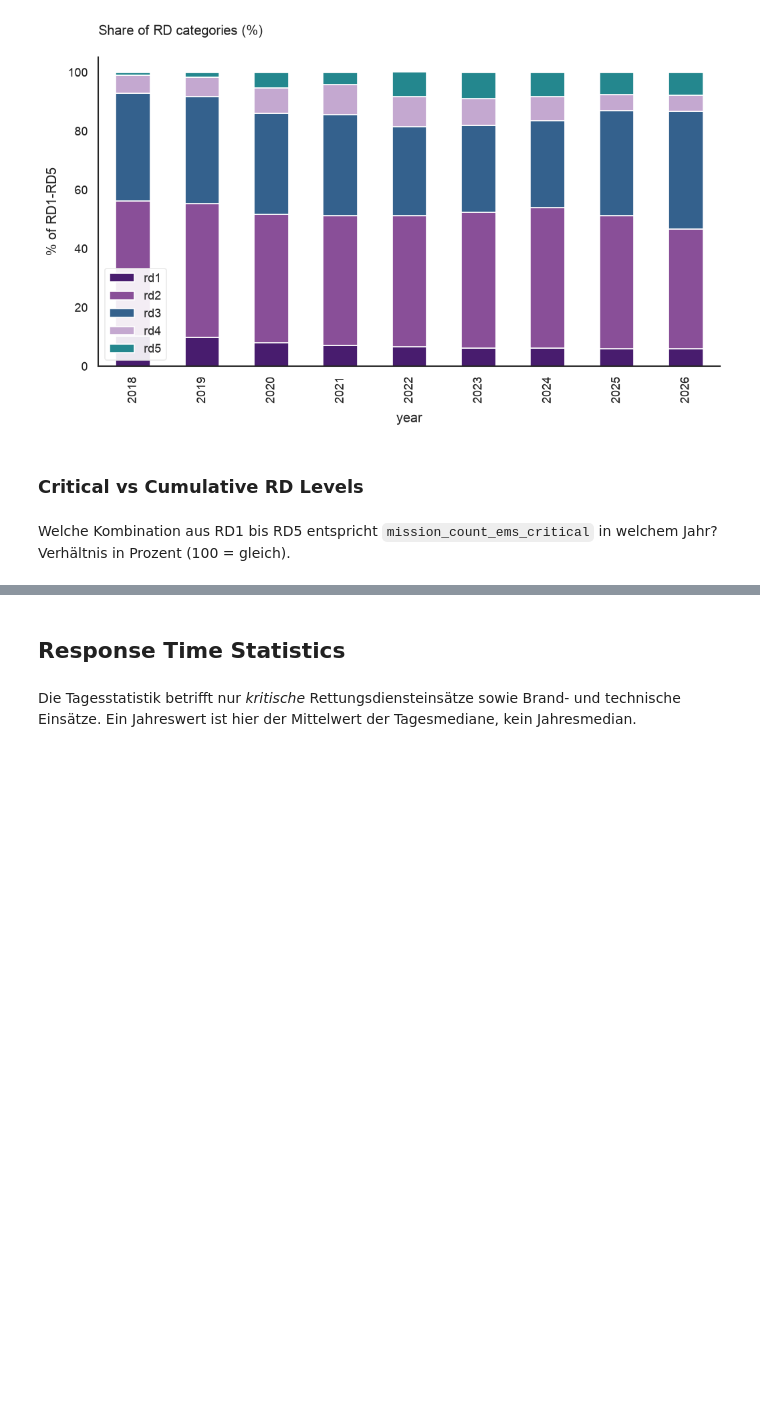
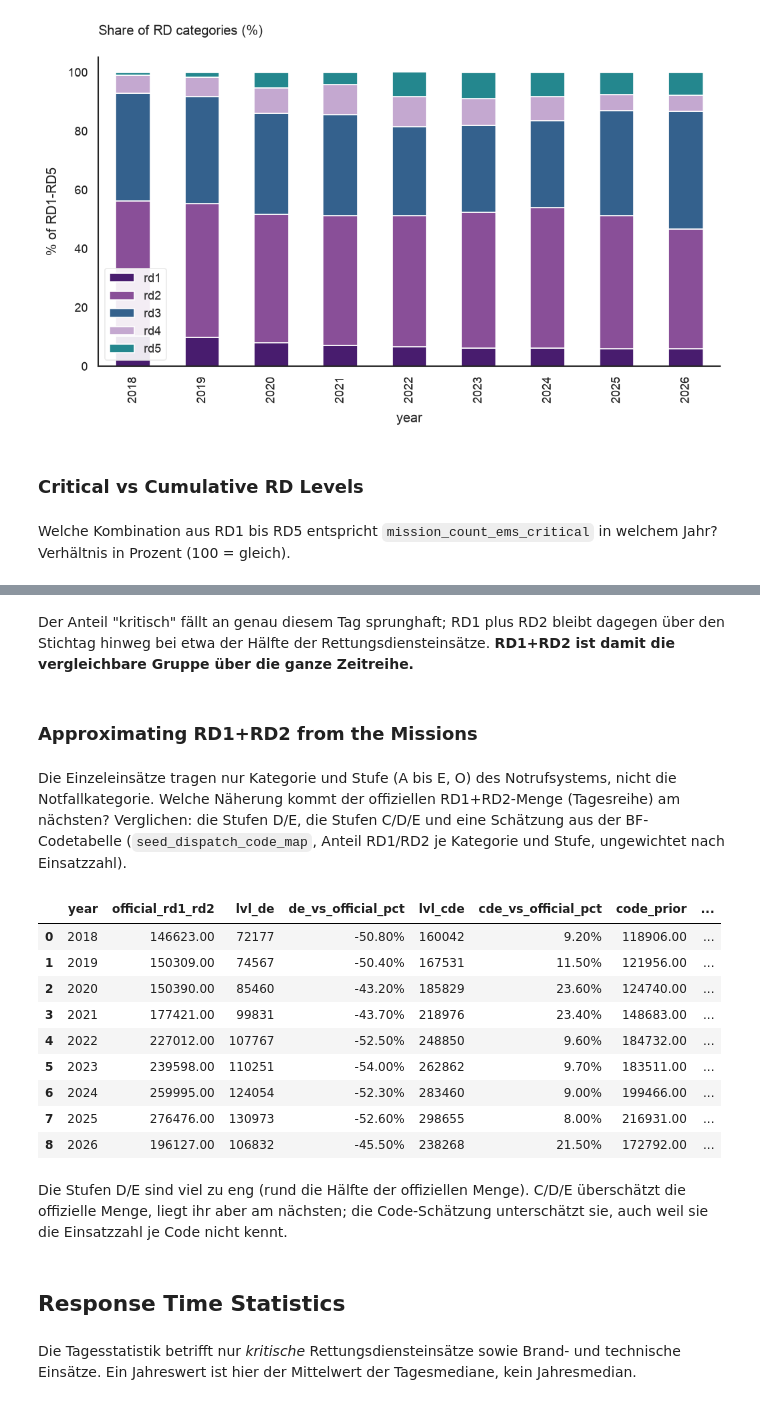
Before and after one commit to kaywiegand/berlin-emergency-response, a Jupyter notebook: notebooks/01_exploration_daily.ipynb, the cells around one changed output, grey strips where cells are left out. Saved outputs shown, nothing was run; the diff lists cells and outputs as text; code cells hidden in the pictures; blank space fills up the shorter version.

```diff
--- a/notebooks/01_exploration_daily.ipynb
+++ b/notebooks/01_exploration_daily.ipynb
@@ -240,3 +287,40 @@ show_df(df_cum)
+# %% [markdown]
+Der Anteil "kritisch" fällt an genau diesem Tag sprunghaft; RD1 plus RD2 bleibt dagegen über den Stichtag hinweg bei etwa der Hälfte der Rettungsdiensteinsätze. **RD1+RD2 ist damit die vergleichbare Gruppe über die ganze Zeitreihe.**
+# %% [markdown]
+### Approximating RD1+RD2 from the Missions
+# %% [markdown]
+Die Einzeleinsätze tragen nur Kategorie und Stufe (A bis E, O) des Notrufsystems, nicht die Notfallkategorie. Welche Näherung kommt der offiziellen RD1+RD2-Menge (Tagesreihe) am nächsten? Verglichen: die Stufen D/E, die Stufen C/D/E und eine Schätzung aus der BF-Codetabelle (`seed_dispatch_code_map`, Anteil RD1/RD2 je Kategorie und Stufe, ungewichtet nach Einsatzzahl).
+# %%
+df_calib = q("""
+    with m as (
+        select m.source_year as year,
+               count(*) filter (where m.dispatch_criticality in ('D', 'E')) as lvl_de,
+               count(*) filter (where m.dispatch_criticality in ('C', 'D', 'E')) as lvl_cde,
+               sum(cast(x.share_rd1_rd2 as double)) as code_prior,
+               count(*) filter (where x.dispatchcode is null) as unmapped
+        from int_missions_enriched m
+        left join seed_dispatch_code_map x on x.dispatchcode = m.dispatchcode and x.dispatch_level = m.dispatch_criticality
+        where m.mission_group = 'ems' group by 1),
+         d as (select year(mission_date) as year, sum(mission_count_rd1 + mission_count_rd2) as official_rd1_rd2 from stg_daily_missions group by 1)
+    select year, official_rd1_rd2, lvl_de, round(100.0 * lvl_de / official_rd1_rd2 - 100, 1) as de_vs_official_pct,
+           lvl_cde, round(100.0 * lvl_cde / official_rd1_rd2 - 100, 1) as cde_vs_official_pct,
+           round(code_prior, 0) as code_prior, round(100.0 * code_prior / official_rd1_rd2 - 100, 1) as prior_vs_official_pct, unmapped
+    from m join d using (year) order by year
+""")
+show_df(df_calib)
+# %% [output]
+|  | year | official_rd1_rd2 | lvl_de | de_vs_official_pct | lvl_cde | cde_vs_official_pct | code_prior | ... |
+| 0 | 2018 | 146623.00 | 72177 | -50.80% | 160042 | 9.20% | 118906.00 | ... |
+| 1 | 2019 | 150309.00 | 74567 | -50.40% | 167531 | 11.50% | 121956.00 | ... |
+| 2 | 2020 | 150390.00 | 85460 | -43.20% | 185829 | 23.60% | 124740.00 | ... |
+| 3 | 2021 | 177421.00 | 99831 | -43.70% | 218976 | 23.40% | 148683.00 | ... |
+| 4 | 2022 | 227012.00 | 107767 | -52.50% | 248850 | 9.60% | 184732.00 | ... |
+| 5 | 2023 | 239598.00 | 110251 | -54.00% | 262862 | 9.70% | 183511.00 | ... |
+| 6 | 2024 | 259995.00 | 124054 | -52.30% | 283460 | 9.00% | 199466.00 | ... |
+| 7 | 2025 | 276476.00 | 130973 | -52.60% | 298655 | 8.00% | 216931.00 | ... |
+| 8 | 2026 | 196127.00 | 106832 | -45.50% | 238268 | 21.50% | 172792.00 | ... |
+# %% [markdown]
+Die Stufen D/E sind viel zu eng (rund die Hälfte der offiziellen Menge). C/D/E überschätzt die offizielle Menge, liegt ihr aber am nächsten; die Code-Schätzung unterschätzt sie, auch weil sie die Einsatzzahl je Code nicht kennt.
 # %% [markdown]
 ## Response Time Statistics
 # %% [markdown]
```
Also changed, not shown: parts of 12 cells of this notebook, 6 other files.
